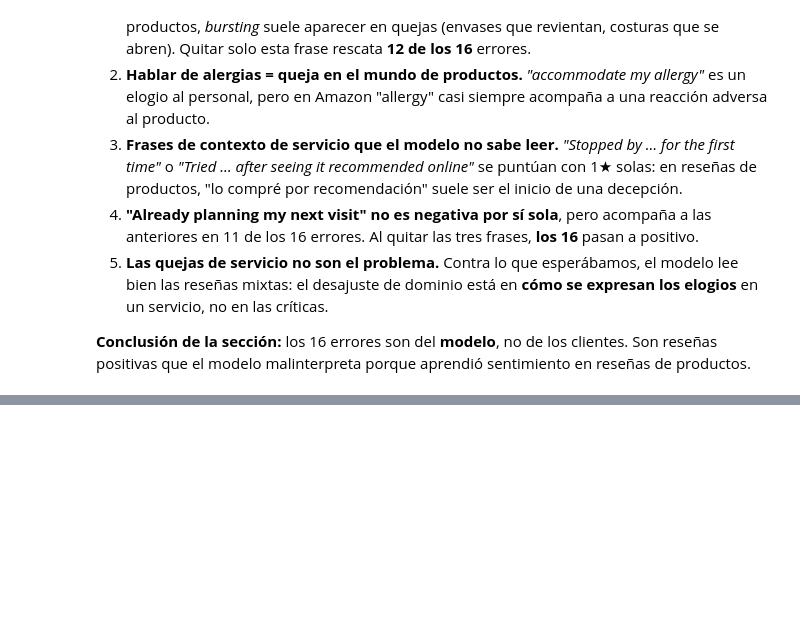
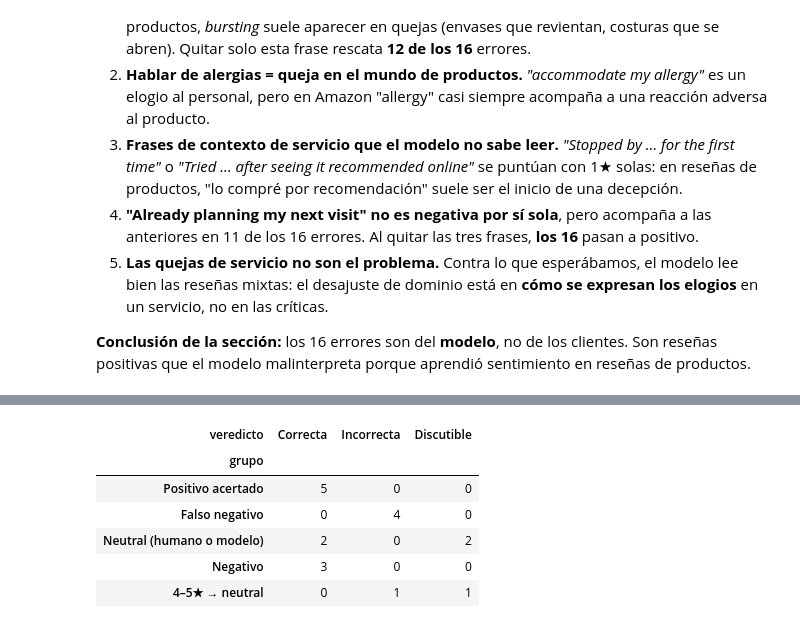
Before and after one commit to 4GeeksAcademy/juan-gouveia-machine-learning-python-template, a Jupyter notebook: src/explore.ipynb, the cells around one changed output, grey strips where cells are left out. Drawn from its saved outputs; the diff is of its cells as text; code cells hidden in the pictures; blank space fills up the shorter version.

```diff
--- a/src/explore.ipynb
+++ b/src/explore.ipynb
@@ -545,0 +624,10 @@ results[(results["rating"] >= 4) & (results["pred_stars"] == 3)][["review_id", "
+# %%
+manual_review.groupby("grupo", sort=False)["veredicto"].value_counts().unstack(fill_value=0)
+# %% [output]
+| veredicto | Correcta | Incorrecta | Discutible |
+| grupo |  |  |  |
+| Positivo acertado | 5 | 0 | 0 |
+| Falso negativo | 0 | 4 | 0 |
+| Neutral (humano o modelo) | 2 | 0 | 2 |
+| Negativo | 3 | 0 | 0 |
+| 4–5★ → neutral | 0 | 1 | 1 |
```
Also changed, not shown: parts of 5 cells of this notebook.
